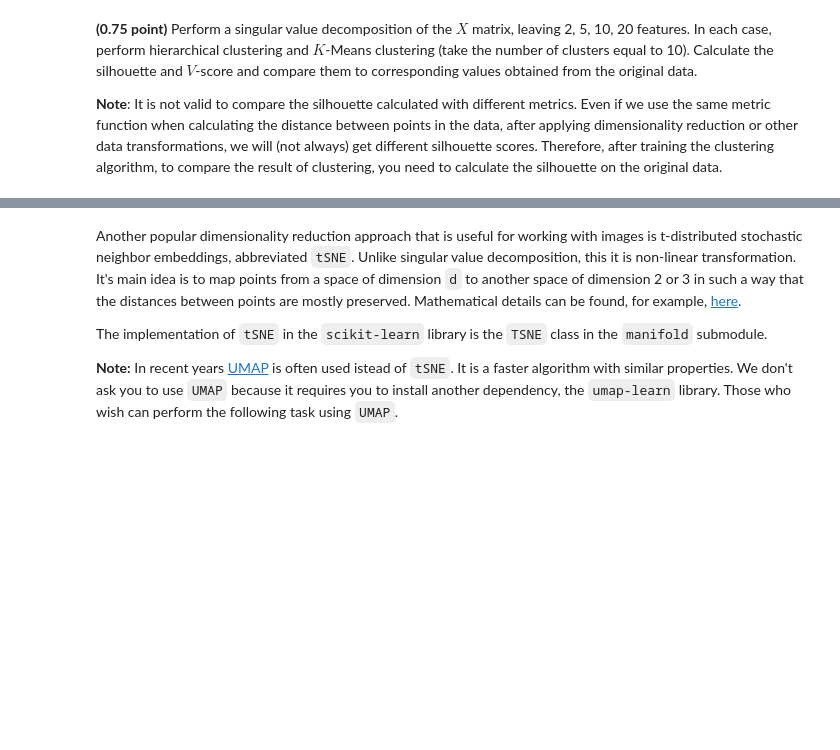
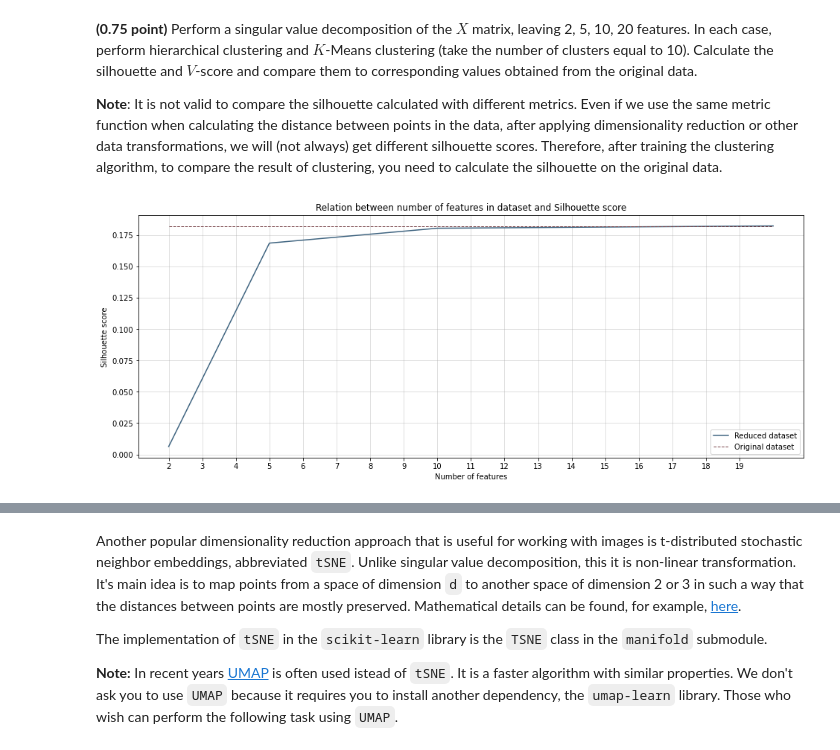
Before and after one commit to AnastasiiaSt/Clustering, a Jupyter notebook: clustering.ipynb, the cells around one changed output, grey strips where cells are left out. Saved outputs shown, nothing was run; the diff lists cells and outputs as text; code cells hidden in the pictures; blank space fills up the shorter version.

```diff
--- a/clustering.ipynb
+++ b/clustering.ipynb
@@ -479,3 +486,31 @@ The `scikit-learn` module has several implementations of singular value decompos
 **(0.75 point)** Perform a singular value decomposition of the $X$ matrix, leaving 2, 5, 10, 20 features. In each case, perform hierarchical clustering and $K$-Means clustering (take the number of clusters equal to 10). Calculate the silhouette and $V$-score and compare them to corresponding values obtained from the original data.
 
 **Note**: It is not valid to compare the silhouette calculated with different metrics. Even if we use the same metric function when calculating the distance between points in the data, after applying dimensionality reduction or other data transformations, we will (not always) get different silhouette scores. Therefore, after training the clustering algorithm, to compare the result of clustering, you need to calculate the silhouette on the original data.
+# %%
+n_components = [2, 5, 10, 20]
+s_scores = []
+v_scores = []
+
+for n in n_components:
+    svd = TruncatedSVD(n_components = n)
+    svd.fit(X)
+    reduced_X = np.dot(X, svd.components_.T)
+    model = KMeans(n_clusters = 10)
+    model.fit(reduced_X)
+    pred = model.predict(reduced_X)
+    s_scores.append(silhouette_score(X, pred))
+    v_scores.append(v_measure_score(y, pred))
+# %%
+plt.figure(figsize = (16, 6))
+plt.plot(n_components, s_scores, color = '#3f6480')
+plt.plot(n_components, [kmeans_s_scores[8]] * len(n_components), color = '#733d42', linewidth = 1, linestyle = '--')
+plt.legend(['Reduced dataset', 'Original dataset'])
+plt.title('Relation between number of features in dataset and Silhouette score')
+plt.xticks(ks)
+plt.xlabel('Number of features')
+plt.ylabel('Silhouette score')
+plt.grid(visible = True, axis = 'x', which = 'both', alpha = 0.5)
+plt.grid(visible = True, axis = 'y', which = 'major', alpha = 0.5)
+plt.show()
+# %% [output]
+[figure, added]
```
Also changed, not shown: parts of 14 cells of this notebook.
